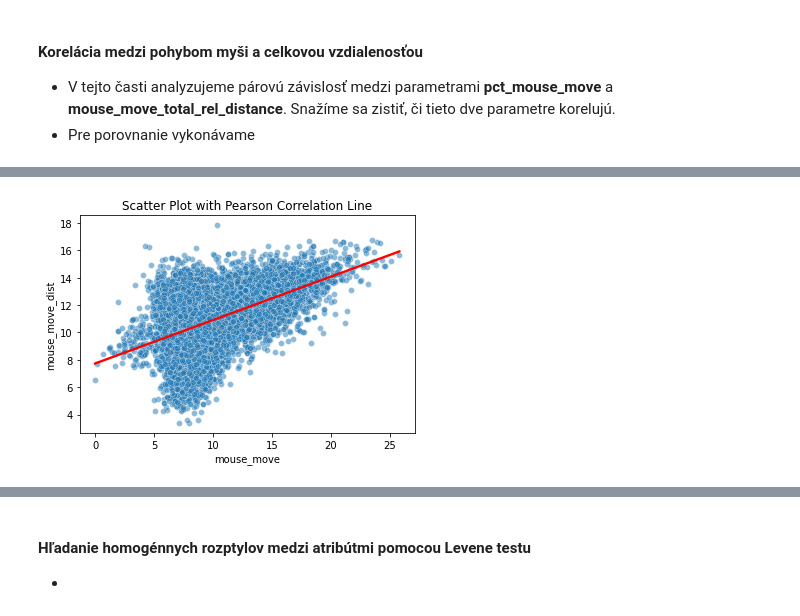
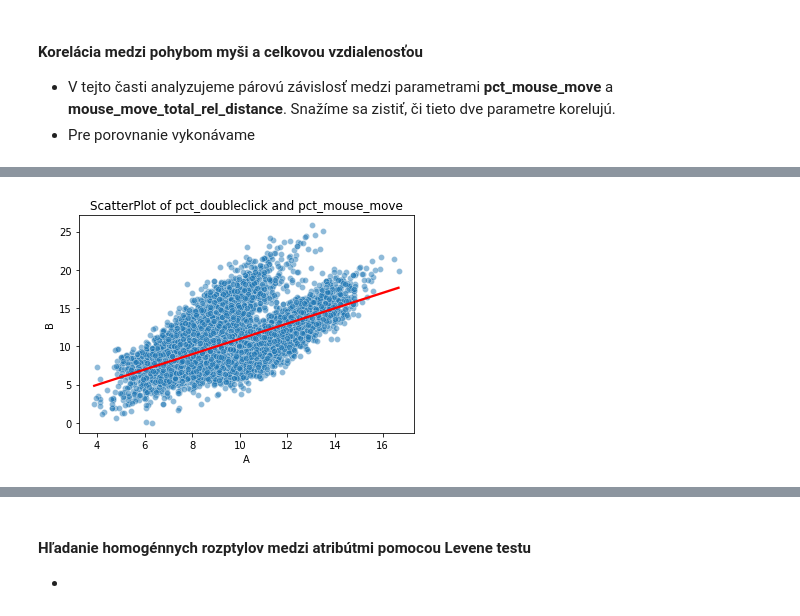
Before and after one commit to FilipMojto/IAU_project, a Jupyter notebook: EDA.ipynb, the cells around one changed output, grey strips where cells are left out. Drawn from its saved outputs; the diff is of its cells as text; code cells hidden in the pictures.

```diff
--- a/EDA.ipynb
+++ b/EDA.ipynb
@@ -470,32 +450,78 @@ pre druhú vlastnosť jasne ukazuje, že rozdelenie má nižší vrch a menšie
 - V tejto časti analyzujeme párovú závislosť medzi parametrami __pct_mouse_move__ a __mouse_move_total_rel_distance__. Snažíme sa zistiť, či tieto dve parametre korelujú.
 - Pre porovnanie vykonávame
 # %%
-# Assuming 'df_sess' is your DataFrame
-new_df = pd.DataFrame({'mouse_move': df_sess['pct_mouse_move'],
-                     'mouse_move_dist': df_sess['mouse_move_total_rel_distance']}).dropna(how="any")
+def find_homog_var(df, number=3):
+    COLUMN_COUNT = df.shape[1]
+    pairs = []
 
-# Calculate the Pearson correlation coefficient
-pearson_corr = new_df['mouse_move'].corr(new_df['mouse_move_dist'], method='pearson')
-# Calculate the Spearman rank correlation coefficient
-spearman_corr = new_df['mouse_move'].corr(new_df['mouse_move_dist'], method='spearman')
-kendall_corr = new_df['mouse_move'].corr(new_df['mouse_move_dist'], method='kendall')
+    for i in range (0, COLUMN_COUNT):
+        col_A_name = df.columns[i]
+        col_A = df.iloc[:, i]
 
-print(f"Pearson Correlation: {pearson_corr}")
-print(f"Spearman Correlation: {spearman_corr}")
-print(f"Kendall Correlation: {kendall_corr}")
+        for g in range (i + 1, COLUMN_COUNT):
+            col_B_name = df.columns[g]
+            col_B = df.iloc[:, g]
 
+            # Check if the data type of both columns is numeric
+            if col_A.dtype in [int, float] and col_B.dtype in [int, float]:
+                new_df = pd.DataFrame({'A': col_A, 'B': col_B}).dropna(how="any")
 
-covariance = np.cov(new_df['mouse_move'], new_df['mouse_move_dist'])[0, 1]
-print(f'Covariance: {covariance}')
+                # Perform the Levene test if data types are valid
+                #statistic, p_value = levene(new_df['A'], new_df['B'])
 
-# Create a scatter plot
-sns.scatterplot(x='mouse_move', y='mouse_move_dist', data=new_df, alpha=0.5)
-plt.title('Scatter Plot with Pearson Correlation Line')
+                    # Calculate the Pearson correlation coefficient
+                pearson_corr = new_df['A'].corr(new_df['B'], method='pearson')
+                # Calculate the Spearman rank correlation coefficient
+                spearman_corr = new_df['A'].corr(new_df['B'], method='spearman')
+                kendall_corr = new_df['A'].corr(new_df['B'], method='kendall')
 
-# Add the Pearson correlation line
-sns.regplot(x='mouse_move', y='mouse_move_dist', data=new_df, scatter=False, color='red')
+                if pearson_corr > 0.05:
+                    #print(f"Variances between columns {col_A_name} and {col_B_name} are equal (failed to the null hypothesis)")
+                    #print(f'p: {p_value}')
 
-#plt.text(0.1, 4000, f'Pearson Correlation: {pearson_corr:.2f}', color='red', fontsize=12)
+                    #This represents a dictionary containing both attributes and their p-value
+                    new_el = {
+                        'A': col_A_name,
+                        'B': col_B_name,
+                        'p_value': pearson_corr
+                    }
 
-plt.show()
+                    if len(pairs) < number:
+                        pairs.append(new_el)
+                    else:
+                        for el in pairs:
+                            if el['p_value'] < pearson_corr:
+                                pairs.append(new_el)
+
+                                pairs.remove(el)
+                                break
+
+    return pairs
+
+list = find_homog_var(df_sess)
+
+print(len(list))
+
+for el in list:
+    new_df = pd.DataFrame({'A': df_sess[el['A']], 'B': df_sess[el['B']]}).dropna(how="any")
+
+    # Create a scatter plot
+    sns.scatterplot(x='A', y='B', data=new_df, alpha=0.5)
+    #plt.title('Scatter Plot with Pearson Correlation Line')
+    plt.title(f"ScatterPlot of {el['A']} and {el['B']}")
+
+    # Add the Pearson correlation line
+    sns.regplot(x='A', y='B', data=new_df, scatter=False, color='red')
+
+    #plt.text(0.1, 4000, f"Pearson Correlation: {el['p_value']}", color='red', fontsize=12)
+
+    plt.show()
+
+    print(f"p-value: {el['p_value']}")
+    print('\n')
+
+    sns.pairplot(new_df)
+    plt.title(f"PairPlot of {el['A']} and {el['B']}")
+
+    plt.show()
 # %% [output]
@@ -506 +529 @@ Covariance: 3.348809906457503
-[figure, old version]
+[figure, new version]
```
Also changed, not shown: parts of 22 cells of this notebook, 1 other file.
